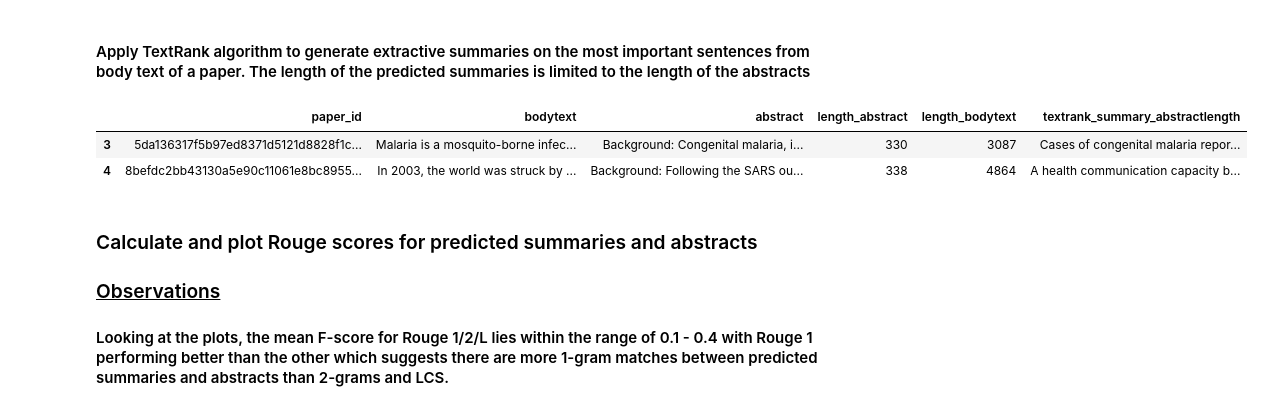
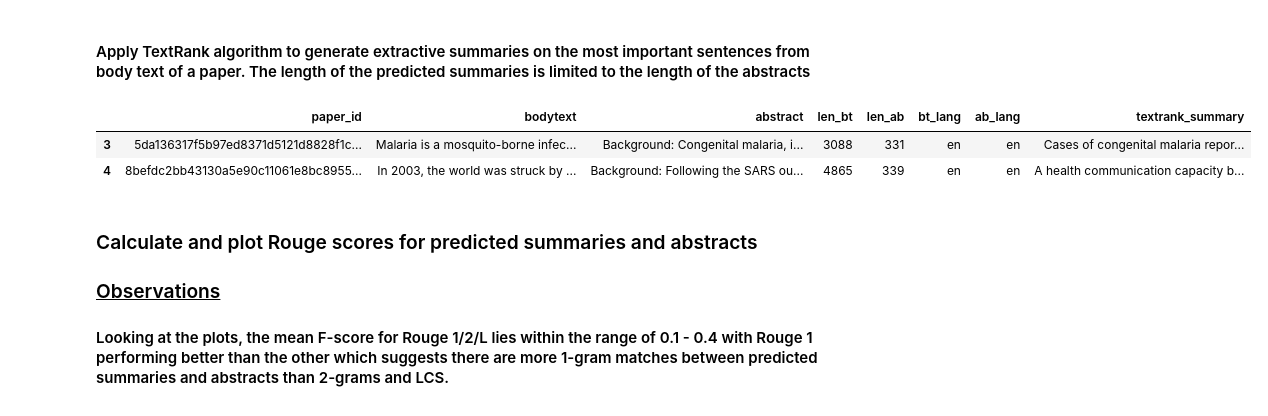
Before and after one commit to Prajakta15Patil/COVID-analysis, a Jupyter notebook: code/covid_analysis.ipynb, the cells around one changed output. Saved outputs shown, nothing was run; the diff lists cells and outputs as text; code cells hidden in the pictures.

```diff
--- a/code/covid_analysis.ipynb
+++ b/code/covid_analysis.ipynb
@@ -62,12 +62,12 @@ data["length_bodytext"] = data.bodytext.apply(lambda x: str(x).count(" "))
 #### Apply TextRank algorithm to generate extractive summaries on the most important sentences from body text of a paper. The length of the predicted summaries is limited to the length of the abstracts
 # %%
 #%%timeit
-data["textrank_summary"]=data.apply(lambda x: summarizer.summarize(str(x.bodytext), words = x.length_ab), axis = 1)
+data["textrank_summary"]=data.apply(lambda x: summarizer.summarize(str(x.bodytext), words = x.len_ab), axis = 1)
 data[:2]
 # %% [output]
-|  | paper_id | bodytext | abstract | length_abstract | length_bodytext | textrank_summary_abstractlength |
-| 3 | 5da136317f5b97ed8371d5121d8828f1c... | Malaria is a mosquito-borne infec... | Background: Congenital malaria, i... | 330 | 3087 | Cases of congenital malaria repor... |
-| 4 | 8befdc2bb43130a5e90c11061e8bc8955... | In 2003, the world was struck by ... | Background: Following the SARS ou... | 338 | 4864 | A health communication capacity b... |
+|  | paper_id | bodytext | abstract | len_bt | len_ab | bt_lang | ab_lang | textrank_summary |
+| 3 | 5da136317f5b97ed8371d5121d8828f1c... | Malaria is a mosquito-borne infec... | Background: Congenital malaria, i... | 3088 | 331 | en | en | Cases of congenital malaria repor... |
+| 4 | 8befdc2bb43130a5e90c11061e8bc8955... | In 2003, the world was struck by ... | Background: Following the SARS ou... | 4865 | 339 | en | en | A health communication capacity b... |
 # %% [markdown]
 ### Calculate and plot Rouge scores for predicted summaries and abstracts
 
```
Also changed, not shown: parts of 11 cells of this notebook, 1 other file.
